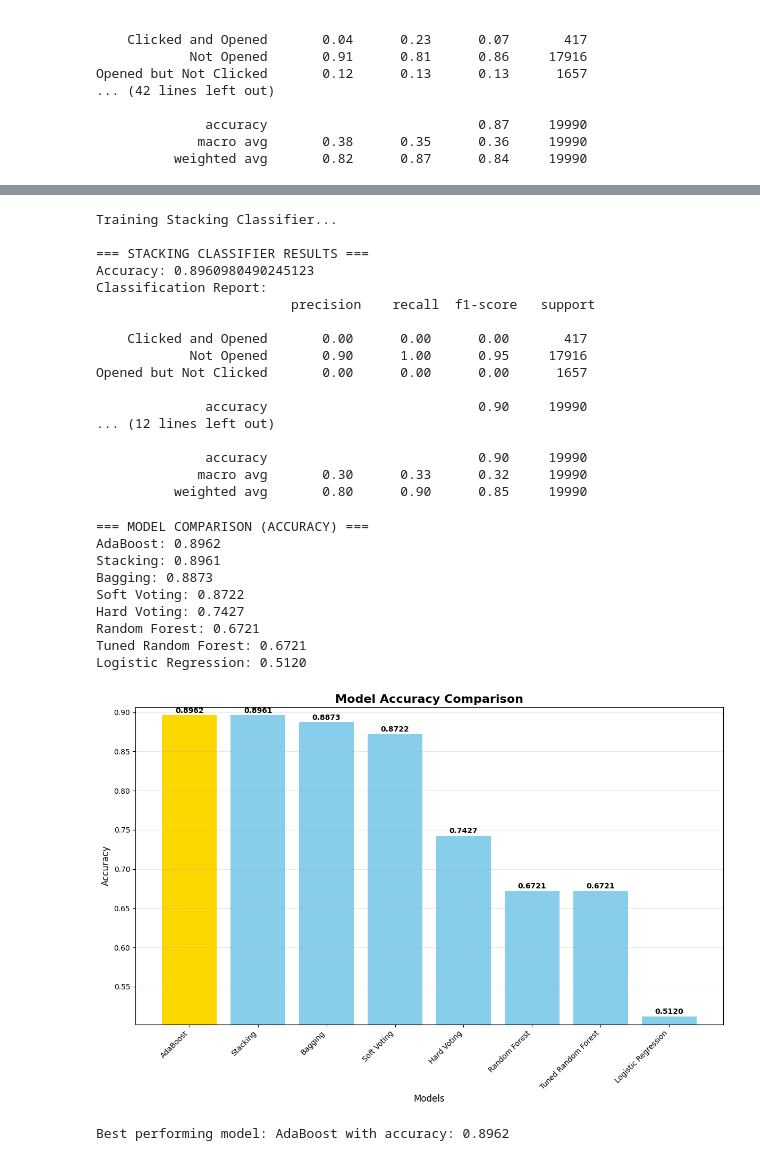
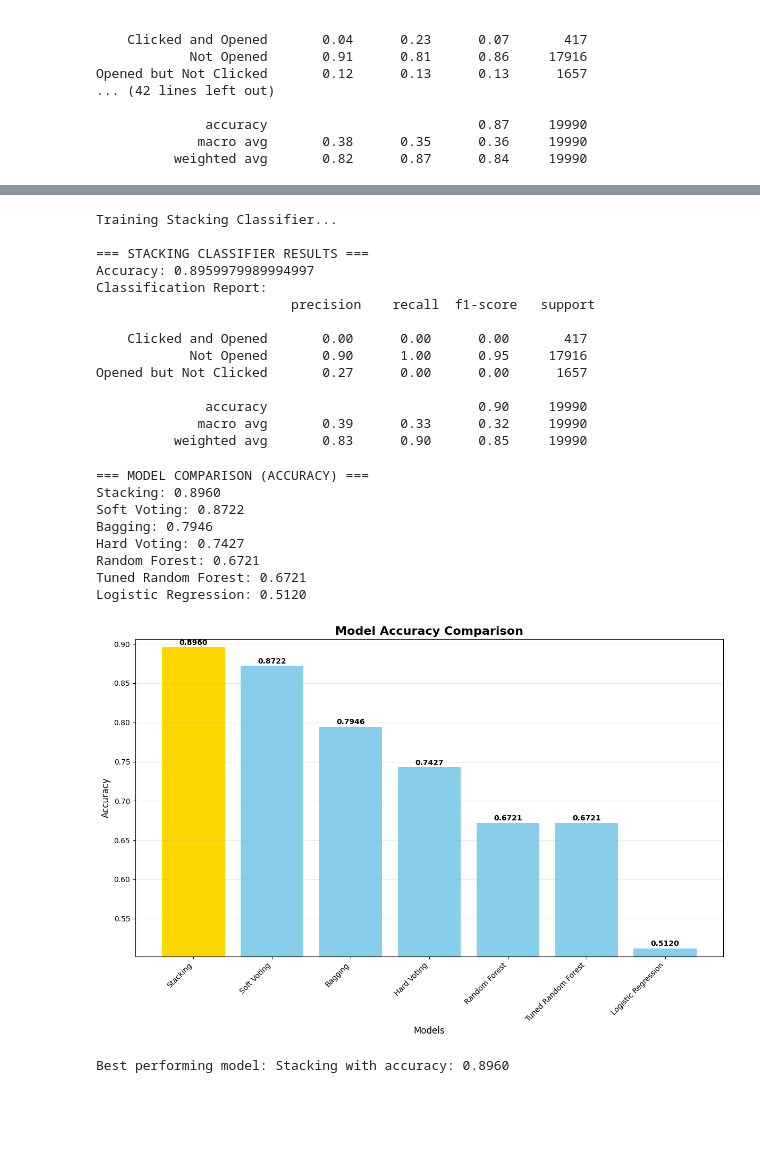
Before and after one commit to kokilagaurav/Email_marketing, a Jupyter notebook: notebook.ipynb, the cells around one changed output, grey strips where cells are left out. Saved outputs shown, nothing was run; the diff lists cells and outputs as text; code cells hidden in the pictures; blank space fills up the shorter version.

Commit message:
bug model evalution -2

```diff
--- a/notebook.ipynb
+++ b/notebook.ipynb
@@ -726,7 +726,7 @@ Opened but Not Clicked       0.12      0.13      0.13      1657
 bagging_clf = Pipeline(steps=[
     ('preprocessor', preprocessor),
     ('classifier', BaggingClassifier(
-        base_estimator=RandomForestClassifier(n_estimators=50, random_state=42),
+        base_estimator=RandomForestClassifier(n_estimators=50, random_state=42, class_weight='balanced'),
         n_estimators=10,
         random_state=42
     ))
@@ -797,14 +791,14 @@ Opened but Not Clicked       0.00      0.00      0.00      1657
 # 4. Stacking Classifier
 # Base models for stacking (without preprocessing as it will be done in the pipeline)
 base_learners = [
-    ('rf', RandomForestClassifier(n_estimators=100, random_state=42)),
-    ('xgb', xgb.XGBClassifier(random_state=42, eval_metric='mlogloss')),
+    ('rf', RandomForestClassifier(n_estimators=100, random_state=42, class_weight='balanced')),
+    ('lr', LogisticRegression(multi_class='multinomial', solver='saga', max_iter=1000, random_state=42, class_weight='balanced')),
+    ('xgb', xgb.XGBClassifier(random_state=42, eval_metric='mlogloss',class_weight='balanced')),
     ('gb', GradientBoostingClassifier(random_state=42))
 ]
 
 # Meta-learner
-meta_learner = LogisticRegression(multi_class='multinomial', solver='saga', max_iter=1000, random_state=42)
-
+meta_learner = RandomForestClassifier(n_estimators=100, random_state=42, class_weight='balanced')
 stacking_clf = Pipeline(steps=[
     ('preprocessor', preprocessor),
     ('classifier', StackingClassifier(
@@ -826,20 +820,17 @@ print("Classification Report:\n", classification_report(y_test, y_pred_stacking,
 Training Stacking Classifier...
 
 === STACKING CLASSIFIER RESULTS ===
-Accuracy: 0.8960980490245123
+Accuracy: 0.8959979989994997
 Classification Report:
                          precision    recall  f1-score   support
 
     Clicked and Opened       0.00      0.00      0.00       417
             Not Opened       0.90      1.00      0.95     17916
-Opened but Not Clicked       0.00      0.00      0.00      1657
+Opened but Not Clicked       0.27      0.00      0.00      1657
 
               accuracy                           0.90     19990
-... (12 lines left out)
-
-              accuracy                           0.90     19990
-             macro avg       0.30      0.33      0.32     19990
-          weighted avg       0.80      0.90      0.85     19990
+             macro avg       0.39      0.33      0.32     19990
+          weighted avg       0.83      0.90      0.85     19990
 # %%
 # 5. Compare All Models Performance
 models_results = {
@@ -849,7 +840,6 @@ models_results = {
     'Hard Voting': accuracy_score(y_test, y_pred_hard_voting),
     'Soft Voting': accuracy_score(y_test, y_pred_soft_voting),
     'Bagging': accuracy_score(y_test, y_pred_bagging),
-    'AdaBoost': accuracy_score(y_test, y_pred_adaboost),
     'Stacking': accuracy_score(y_test, y_pred_stacking)
 }
 
@@ -861,36 +851,36 @@ for model, accuracy in sorted_results.items():
     print(f"{model}: {accuracy:.4f}")
 
 # Visualize results
 plt.figure(figsize=(12, 8))
 models = list(sorted_results.keys())
 accuracies = list(sorted_results.values())
 
 bars = plt.bar(models, accuracies, color=['gold' if i == 0 else 'skyblue' for i in range(len(models))])
 plt.title('Model Accuracy Comparison', fontsize=16, fontweight='bold')
 plt.xlabel('Models', fontsize=12)
 plt.ylabel('Accuracy', fontsize=12)
 plt.xticks(rotation=45, ha='right')
 plt.ylim(min(accuracies) - 0.01, max(accuracies) + 0.01)
 
 # Add value labels on bars
 for bar, accuracy in zip(bars, accuracies):
     plt.text(bar.get_x() + bar.get_width()/2, bar.get_height() + 0.001,
              f'{accuracy:.4f}', ha='center', va='bottom', fontweight='bold')
 
 plt.tight_layout()
 plt.grid(axis='y', alpha=0.3)
 plt.show()
 
-print(f"\nBest performing model: {list(sorted_results.keys())[0]} with accuracy: {list(sorted_results.values())[0]:.4f}")
+best_model = list(sorted_results.keys())[0]
+print(f"\nBest performing model: {best_model} with accuracy: {list(sorted_results.values())[0]:.4f}")
 # %% [output]
 === MODEL COMPARISON (ACCURACY) ===
-AdaBoost: 0.8962
-Stacking: 0.8961
-Bagging: 0.8873
+Stacking: 0.8960
 Soft Voting: 0.8722
+Bagging: 0.7946
 Hard Voting: 0.7427
 Random Forest: 0.6721
 Tuned Random Forest: 0.6721
 Logistic Regression: 0.5120
-[figure, old version]
+[figure, new version]
-Best performing model: AdaBoost with accuracy: 0.8962
+Best performing model: Stacking with accuracy: 0.8960
```
Also changed, not shown: parts of 8 cells of this notebook, 3 other files.
